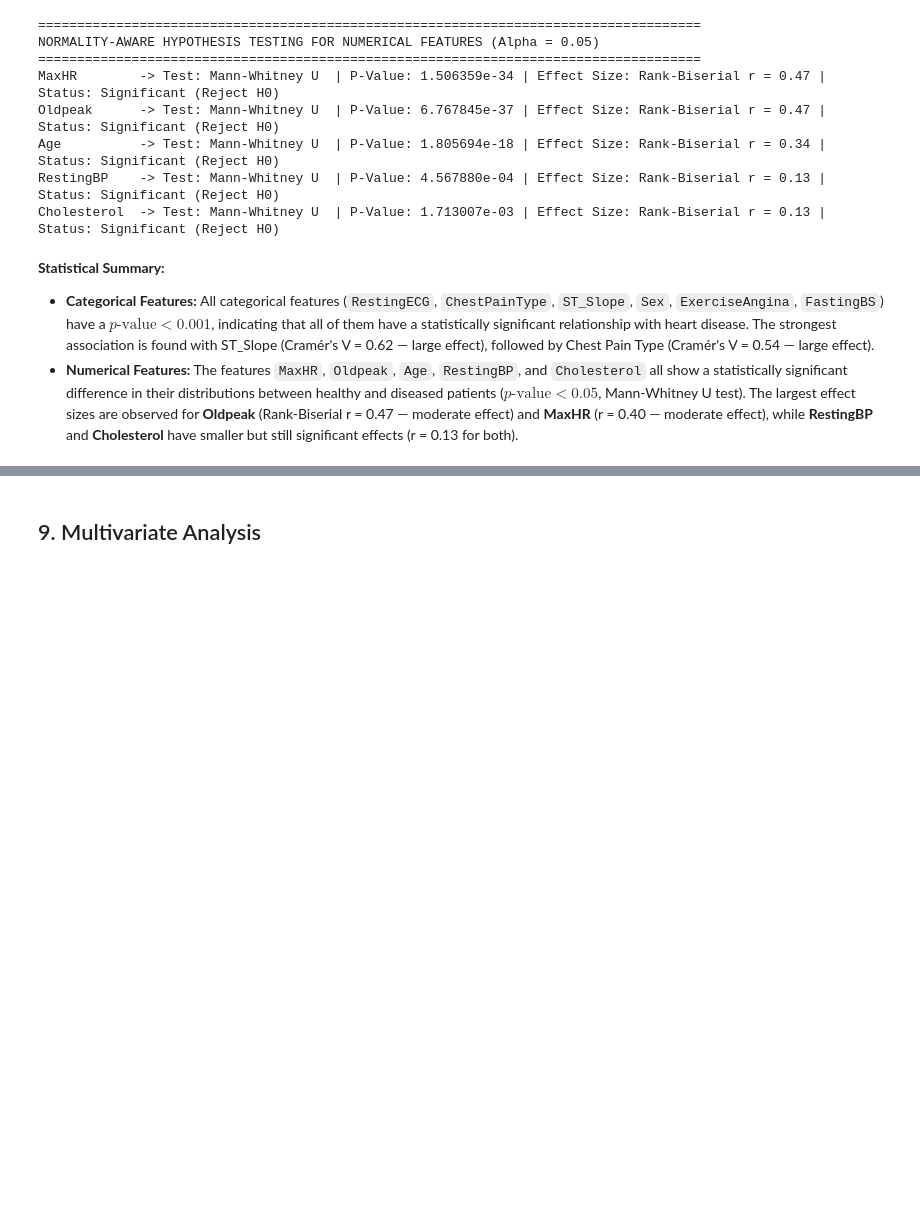
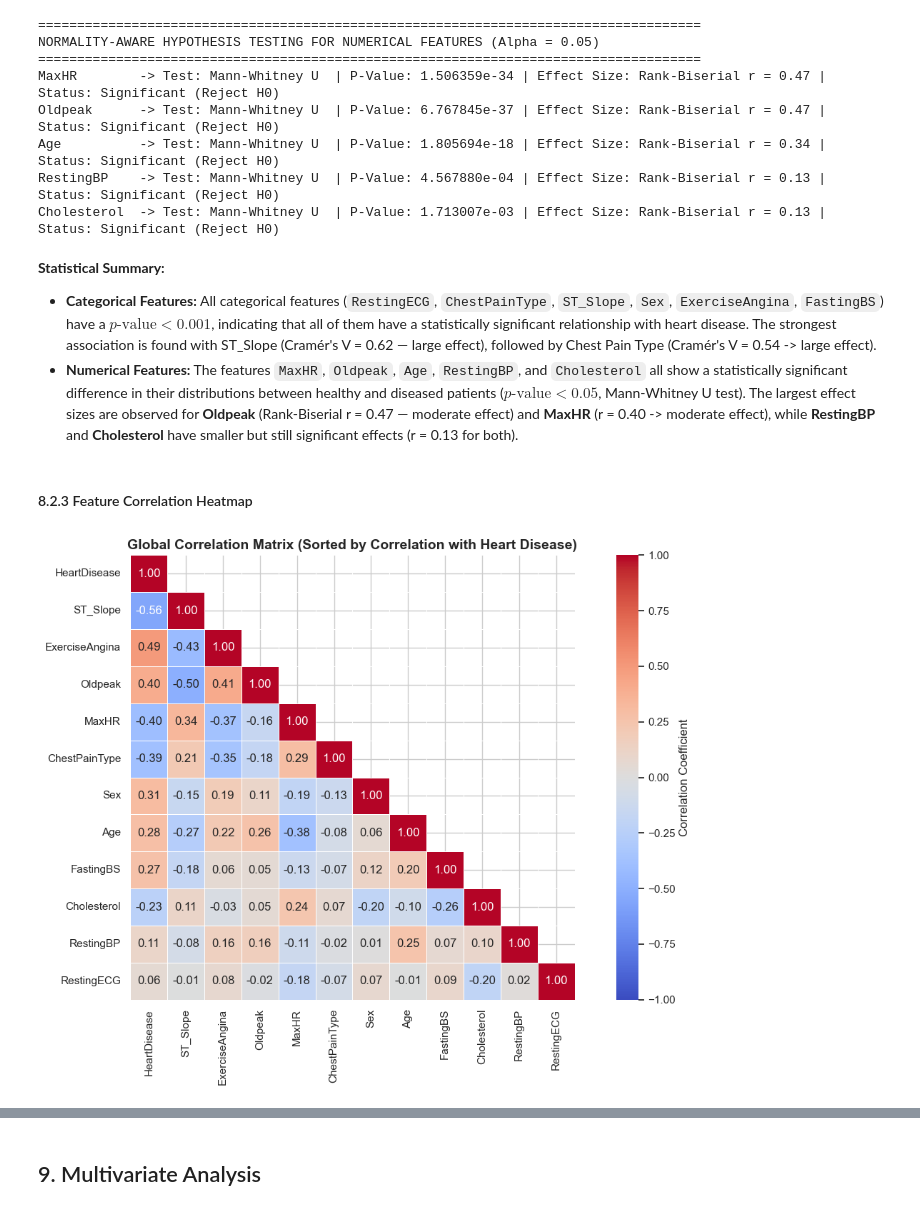
Before and after one commit to NFP-05/heart-disease-prediction, a Jupyter notebook: notebooks/EDA_Heart_Disease.ipynb, the cells around one changed output, grey strips where cells are left out. Cells and saved outputs as stored; diff of their text form; code cells hidden in the pictures; blank space fills up the shorter version.

```diff
--- a/notebooks/EDA_Heart_Disease.ipynb
+++ b/notebooks/EDA_Heart_Disease.ipynb
@@ -687,5 +620,33 @@ Cholesterol  -> Test: Mann-Whitney U  | P-Value: 1.713007e-03 | Effect Size: Ran
 # %% [markdown]
 **Statistical Summary:**
 
-- **Categorical Features:** All categorical features (`RestingECG`, `ChestPainType`, `ST_Slope`, `Sex`, `ExerciseAngina`, `FastingBS`) have a $p\text{-value} < 0.001$, indicating that all of them have a statistically significant relationship with heart disease. The strongest association is found with ST_Slope (Cramér's V = 0.62 — large effect), followed by Chest Pain Type (Cramér's V = 0.54 — large effect).
-- **Numerical Features:** The features `MaxHR`, `Oldpeak`, `Age`, `RestingBP`, and `Cholesterol` all show a statistically significant difference in their distributions between healthy and diseased patients ($p\text{-value} < 0.05$, Mann-Whitney U test). The largest effect sizes are observed for **Oldpeak** (Rank-Biserial r = 0.47 — moderate effect) and **MaxHR** (r = 0.40 — moderate effect), while **RestingBP** and **Cholesterol** have smaller but still significant effects (r = 0.13 for both).
+- **Categorical Features:** All categorical features (`RestingECG`, `ChestPainType`, `ST_Slope`, `Sex`, `ExerciseAngina`, `FastingBS`) have a $p\text{-value} < 0.001$, indicating that all of them have a statistically significant relationship with heart disease. The strongest association is found with ST_Slope (Cramér's V = 0.62 — large effect), followed by Chest Pain Type (Cramér's V = 0.54 -> large effect).
+- **Numerical Features:** The features `MaxHR`, `Oldpeak`, `Age`, `RestingBP`, and `Cholesterol` all show a statistically significant difference in their distributions between healthy and diseased patients ($p\text{-value} < 0.05$, Mann-Whitney U test). The largest effect sizes are observed for **Oldpeak** (Rank-Biserial r = 0.47 — moderate effect) and **MaxHR** (r = 0.40 -> moderate effect), while **RestingBP** and **Cholesterol** have smaller but still significant effects (r = 0.13 for both).
+# %% [markdown]
+#### 8.2.3 Feature Correlation Heatmap
+# %%
+# Encode categorical features
+df_encoded = df.copy()
+for col in df_encoded.select_dtypes(include=["object"]).columns:
+    df_encoded[col] = df_encoded[col].astype("category").cat.codes
+
+# Correlation Value
+corr = df_encoded.corr()
+
+# Sorting the feature by abs. cor. value (Descending)
+target_corr = corr['HeartDisease'].abs().sort_values(ascending=False)
+sorted_features = target_corr.index
+corr_sorted = corr.loc[sorted_features, sorted_features]
+
+mask = np.triu(np.ones_like(corr_sorted, dtype=bool), k=1)
+
+fig, ax = plt.subplots(figsize=(12, 8))
+sns.heatmap(corr_sorted, mask=mask, annot=True, cmap="coolwarm", fmt=".2f",
+            ax=ax, cbar_kws={'label': 'Correlation Coefficient'},
+            square=True, linewidths=0.5, vmin=-1, vmax=1)
+ax.set_title("Global Correlation Matrix (Sorted by Correlation with Heart Disease)",
+             fontsize=14, fontweight='bold')
+plt.tight_layout()
+plt.show()
+# %% [output]
+[figure, new version]
```
Also changed, not shown: parts of 40 cells of this notebook.
